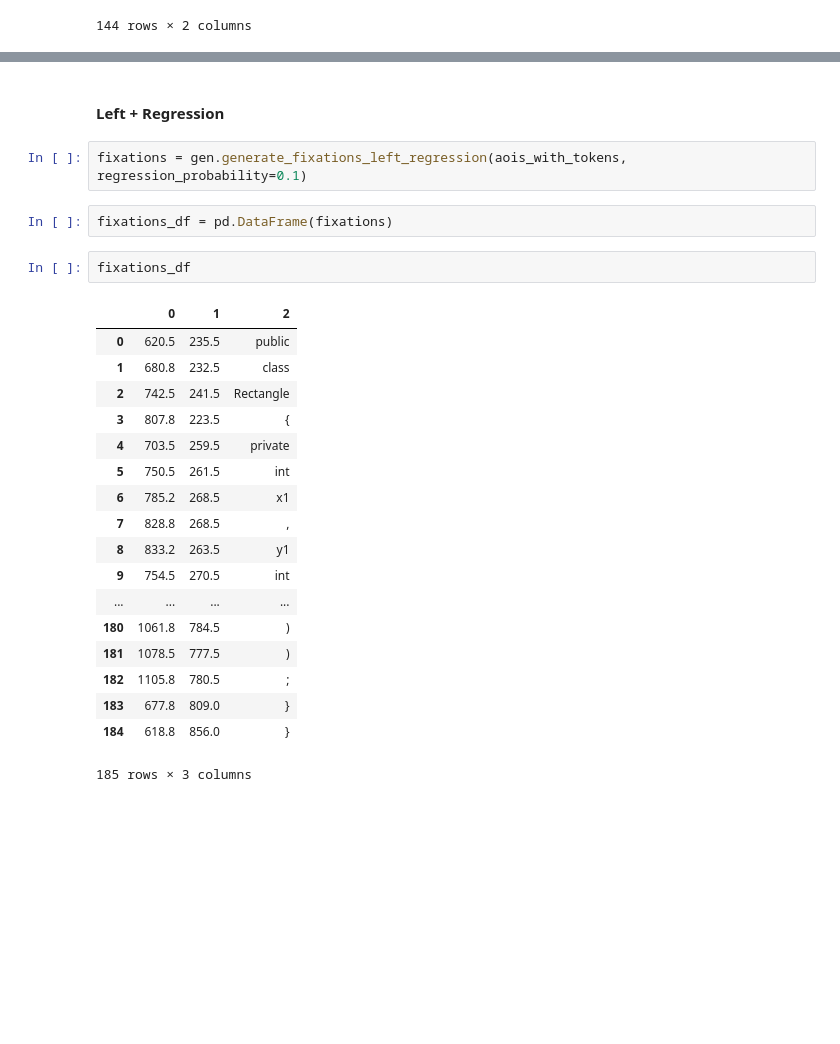
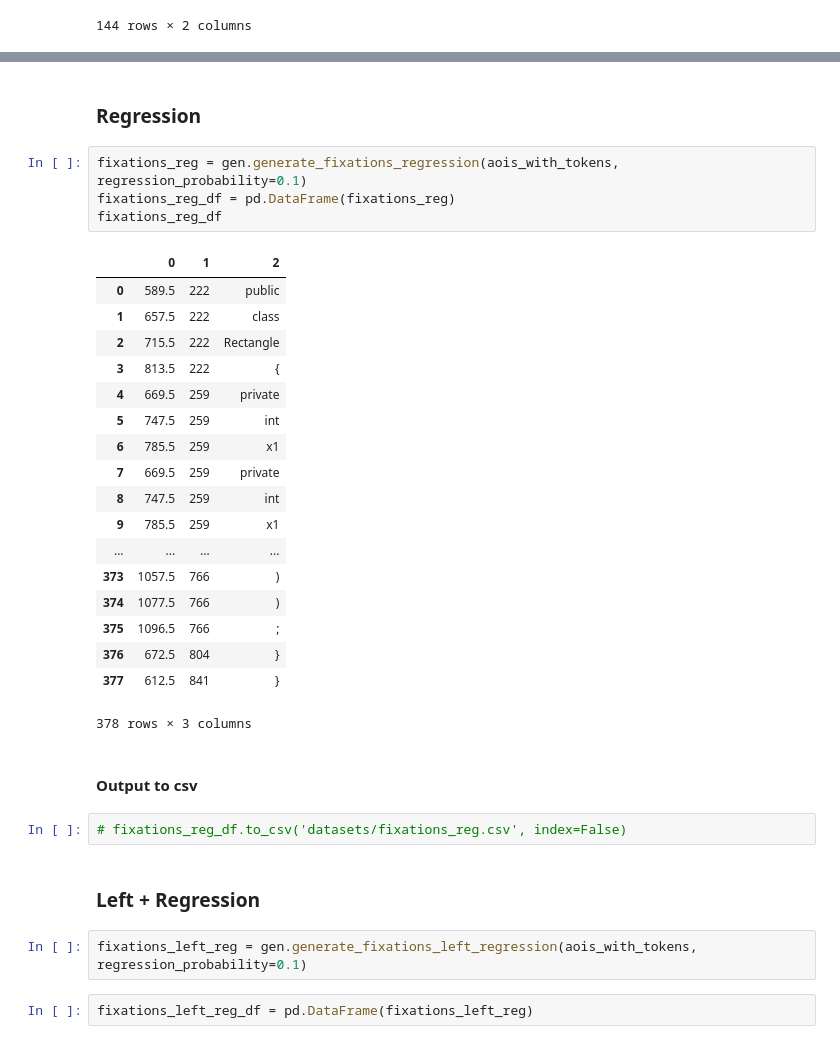
Before and after one commit to nalmadi/EMIP-Toolkit, a Jupyter notebook: Synthetic Dataset.ipynb, the cells around one changed output, grey strips where cells are left out. Cells and saved outputs as stored; diff of their text form; blank space fills up the shorter version.

```diff
--- a/Synthetic Dataset.ipynb
+++ b/Synthetic Dataset.ipynb
@@ -117,27 +150,35 @@ fixations_df
+# %% [markdown]
+### Regression
+# %%
+fixations_reg = gen.generate_fixations_regression(aois_with_tokens, regression_probability=0.1)
+fixations_reg_df = pd.DataFrame(fixations_reg)
+fixations_reg_df
+# %% [output]
+|  | 0 | 1 | 2 |
+| 0 | 589.5 | 222 | public |
+| 1 | 657.5 | 222 | class |
+| 2 | 715.5 | 222 | Rectangle |
+| 3 | 813.5 | 222 | { |
+| 4 | 669.5 | 259 | private |
+| 5 | 747.5 | 259 | int |
+| 6 | 785.5 | 259 | x1 |
+| 7 | 669.5 | 259 | private |
+| 8 | 747.5 | 259 | int |
+| 9 | 785.5 | 259 | x1 |
+| ... | ... | ... | ... |
+| 373 | 1057.5 | 766 | ) |
+| 374 | 1077.5 | 766 | ) |
+| 375 | 1096.5 | 766 | ; |
+| 376 | 672.5 | 804 | } |
+| 377 | 612.5 | 841 | } |
+378 rows × 3 columns
+# %% [markdown]
+#### Output to csv
+# %%
+# fixations_reg_df.to_csv('datasets/fixations_reg.csv', index=False)
 # %% [markdown]
-#### Left + Regression
+### Left + Regression
 # %%
-fixations = gen.generate_fixations_left_regression(aois_with_tokens, regression_probability=0.1)
+fixations_left_reg = gen.generate_fixations_left_regression(aois_with_tokens, regression_probability=0.1)
 # %%
-fixations_df = pd.DataFrame(fixations)
+fixations_left_reg_df = pd.DataFrame(fixations_left_reg)
-# %%
-fixations_df
-# %% [output]
-|  | 0 | 1 | 2 |
-| 0 | 620.5 | 235.5 | public |
-| 1 | 680.8 | 232.5 | class |
-| 2 | 742.5 | 241.5 | Rectangle |
-| 3 | 807.8 | 223.5 | { |
-| 4 | 703.5 | 259.5 | private |
-| 5 | 750.5 | 261.5 | int |
-| 6 | 785.2 | 268.5 | x1 |
-| 7 | 828.8 | 268.5 | , |
-| 8 | 833.2 | 263.5 | y1 |
-| 9 | 754.5 | 270.5 | int |
-| ... | ... | ... | ... |
-| 180 | 1061.8 | 784.5 | ) |
-| 181 | 1078.5 | 777.5 | ) |
-| 182 | 1105.8 | 780.5 | ; |
-| 183 | 677.8 | 809.0 | } |
-| 184 | 618.8 | 856.0 | } |
-185 rows × 3 columns
```
Also changed, not shown: parts of 29 cells of this notebook.
